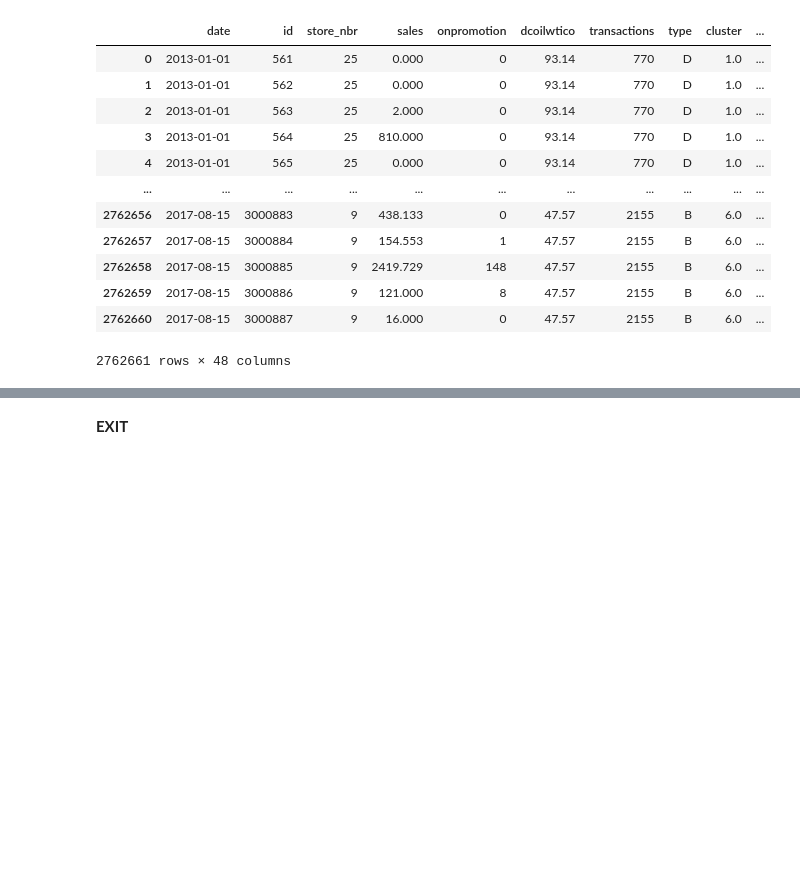
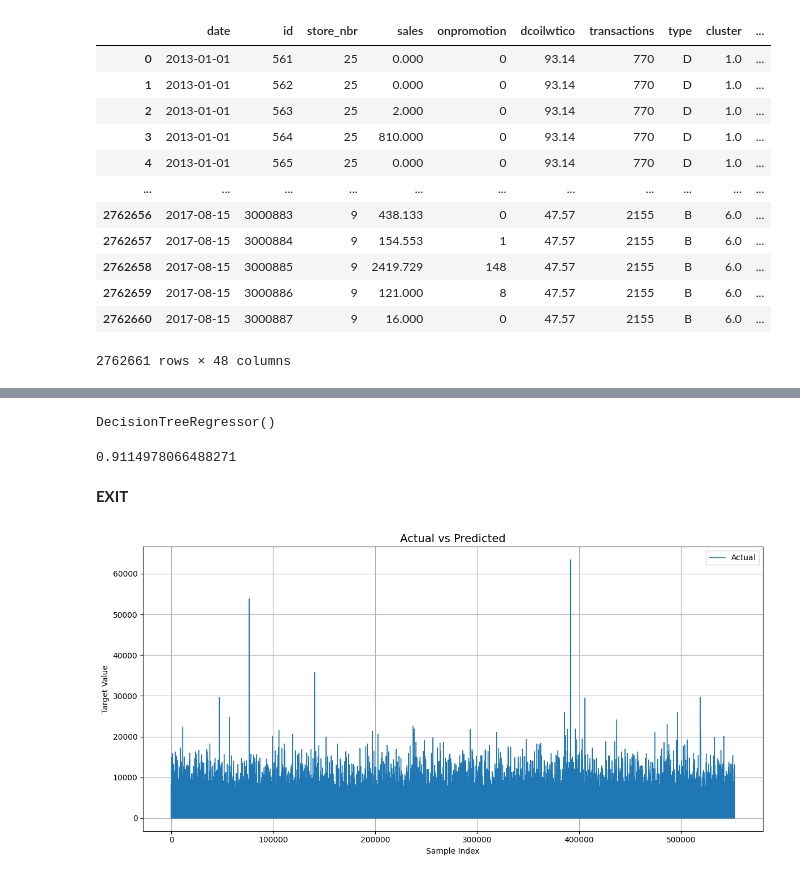
Before and after one commit to Divgithub045/mlProject-salesPredictor, a Jupyter notebook: model.ipynb, the cells around one changed output, grey strips where cells are left out. Saved outputs shown, nothing was run; the diff lists cells and outputs as text; code cells hidden in the pictures; blank space fills up the shorter version.

```diff
--- a/model.ipynb
+++ b/model.ipynb
@@ -6,11 +8,11 @@ Raw Data
 import pandas as pd
 import numpy as np
 # %%
-df_stores = pd.read_csv("data/stores.csv")
-df_oil = pd.read_csv("data/oil.csv")
-df_txn = pd.read_csv("data/transactions.csv")
-df_train = pd.read_csv("data/train.csv")
-df_holidays = pd.read_csv("data/holidays_events.csv")
+df_stores = pd.read_csv("stores.csv")
+df_oil = pd.read_csv("oil.csv")
+df_txn = pd.read_csv("transactions.csv")
+df_train = pd.read_csv("train.csv")
+df_holidays = pd.read_csv("holidays_events.csv")
 # %% [markdown]
 Dropping Transfered holidays
 # %%
@@ -240,7 +246,9 @@ onpromotion      int64
 dtype: object
 # %%
+# df_oil['date'] = pd.to_datetime(df_oil['date'])
+# df_train['date'] = pd.to_datetime(df_train['date'])
 df_oil['date'] = pd.to_datetime(df_oil['date'])
-df_train['date'] = pd.to_datetime(df_train['date'])
+df_train['date'] = pd.to_datetime(df_train['date'], format='mixed')
 # %%
 df_train_new= pd.merge(df_train,df_oil,on='date')
 df_train_new.head()
@@ -626,0 +635,3 @@ Name: sales, dtype: float64
+# %%
+x = df_merged.drop(['sales','date','type'],axis='columns')
+y = df_merged['sales']
@@ -626,0 +640,2 @@ Name: sales, dtype: float64
+# %%
+x_train , x_test , y_train , y_test = train_test_split(x,y,test_size=0.2,random_state=10)
@@ -627,2 +646,10 @@ Name: sales, dtype: float64
+# %%
+model.fit(x_train,y_train)
+# %% [output]
+DecisionTreeRegressor()
+# %%
+model.score(x_test,y_test)
+# %% [output]
+0.9114978066488271
 # %% [markdown]
 __EXIT__
@@ -628,0 +658,15 @@ __EXIT__
+# %%
+import matplotlib.pyplot as plt
+
+plt.figure(figsize=(12, 6))
+plt.plot(y_test.values, label='Actual', linewidth=1)
+
+plt.title('Actual vs Predicted', fontsize=14)
+plt.xlabel('Sample Index')
+plt.ylabel('Target Value')
+plt.legend()
+plt.grid(True)
+plt.tight_layout()
+plt.show()
+# %% [output]
+[figure, added]
```
Also changed, not shown: parts of 17 cells of this notebook.
